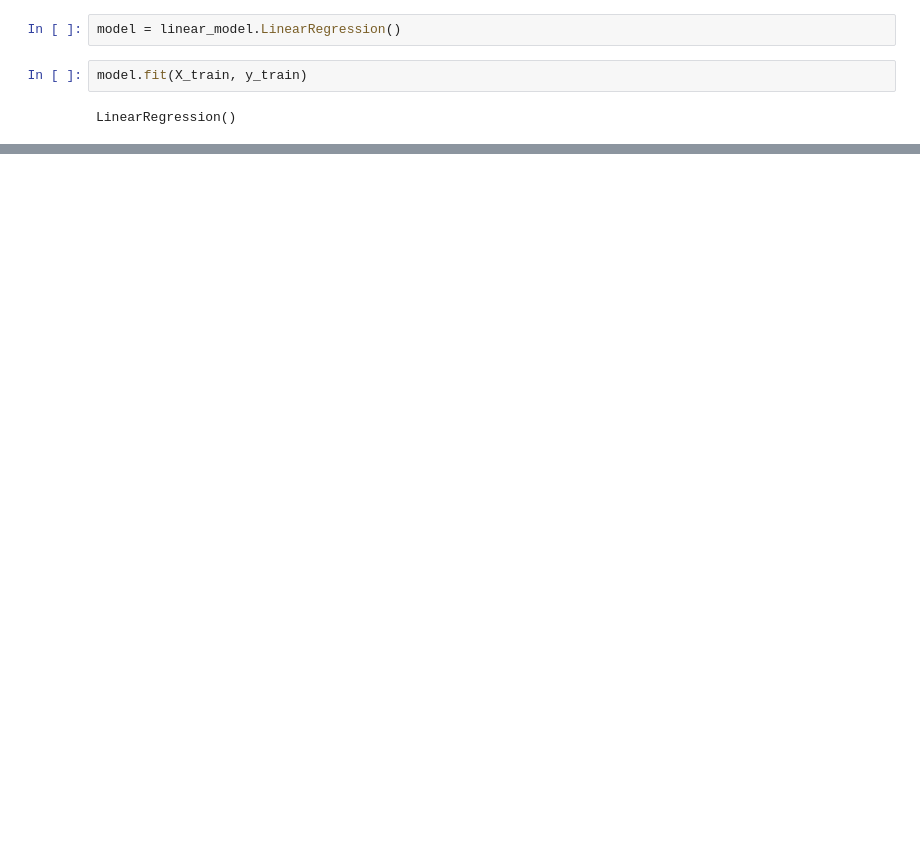
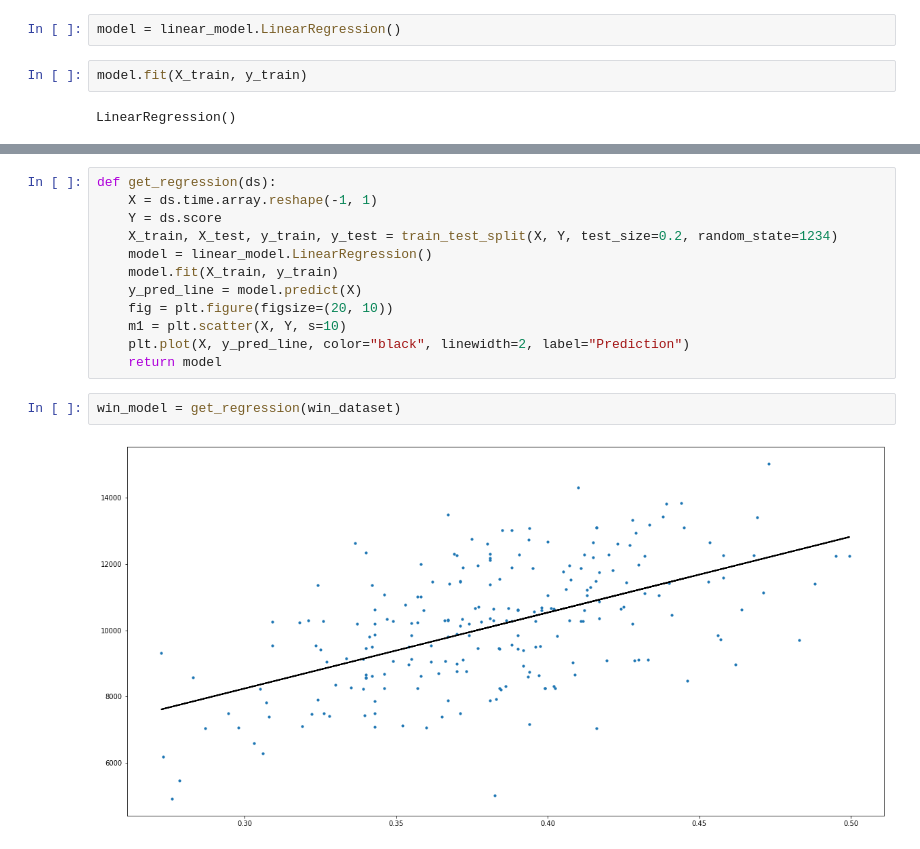
Before and after one commit to MedvedMichael/pacman, a Jupyter notebook: analysis/Linear Regression.ipynb, the cells around one changed output, grey strips where cells are left out. Cells and saved outputs as stored; diff of their text form; blank space fills up the shorter version.

```diff
--- a/analysis/Linear Regression.ipynb
+++ b/analysis/Linear Regression.ipynb
@@ -81,0 +78,16 @@ plt.plot(X, y_pred_line, color="black", linewidth=2, label="Prediction")
+# %%
+def get_regression(ds):
+    X = ds.time.array.reshape(-1, 1)
+    Y = ds.score
+    X_train, X_test, y_train, y_test = train_test_split(X, Y, test_size=0.2, random_state=1234)
+    model = linear_model.LinearRegression()
+    model.fit(X_train, y_train)
+    y_pred_line = model.predict(X)
+    fig = plt.figure(figsize=(20, 10))
+    m1 = plt.scatter(X, Y, s=10)
+    plt.plot(X, y_pred_line, color="black", linewidth=2, label="Prediction")
+    return model
+# %%
+win_model = get_regression(win_dataset)
+# %% [output]
+[figure, added]
```
Also changed, not shown: parts of 21 cells of this notebook, 1 other file.
